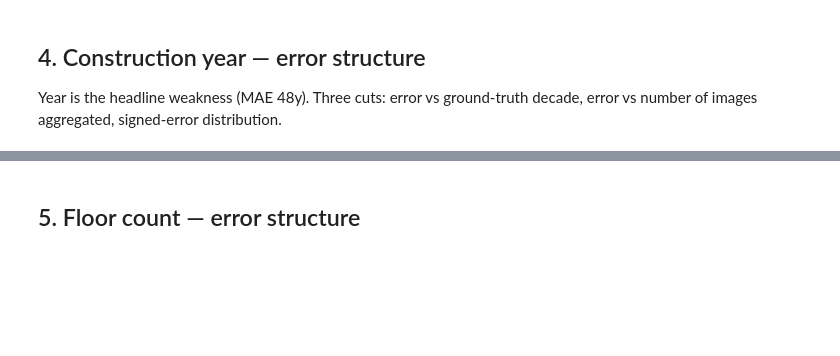
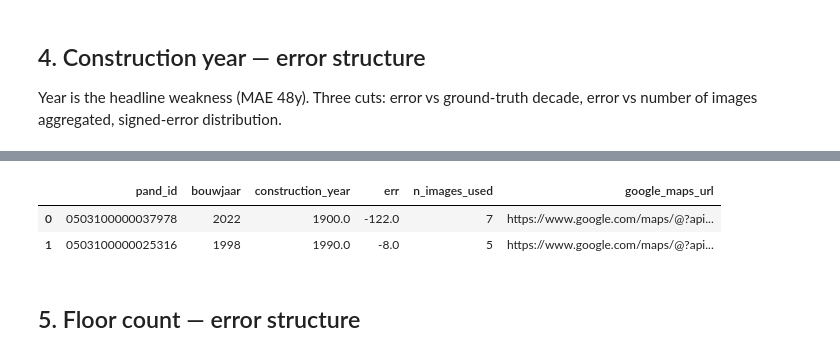
Before and after one commit to Peilingll/semi-synthetic-building-energy, a Jupyter notebook: notebooks/04_phase2_openfacades_analysis.ipynb, the cells around one changed output, grey strips where cells are left out. Drawn from its saved outputs; the diff is of its cells as text; code cells hidden in the pictures; blank space fills up the shorter version.

```diff
--- a/notebooks/04_phase2_openfacades_analysis.ipynb
+++ b/notebooks/04_phase2_openfacades_analysis.ipynb
@@ -184,7 +227,13 @@ plt.show()
 # %%
 # Worst 10 year predictions — useful for E1/E2 prompt iteration
 worst = year_df.sort_values("abs_err", ascending=False).head(10)
-worst[["pand_id", "bouwjaar", "construction_year", "err", "n_images_used"]]
+worst.merge(
+    gt[["pand_id", "google_maps_url"]], on="pand_id", how="left"
+)[["pand_id", "bouwjaar", "construction_year", "err", "n_images_used", "google_maps_url"]]
+# %% [output]
+|  | pand_id | bouwjaar | construction_year | err | n_images_used | google_maps_url |
+| 0 | 0503100000037978 | 2022 | 1900.0 | -122.0 | 7 | https://www.google.com/maps/@?api... |
+| 1 | 0503100000025316 | 1998 | 1990.0 | -8.0 | 5 | https://www.google.com/maps/@?api... |
 # %% [markdown]
 ## 5. Floor count — error structure
 # %%
```
Also changed, not shown: parts of 19 cells of this notebook, 2 other files.
